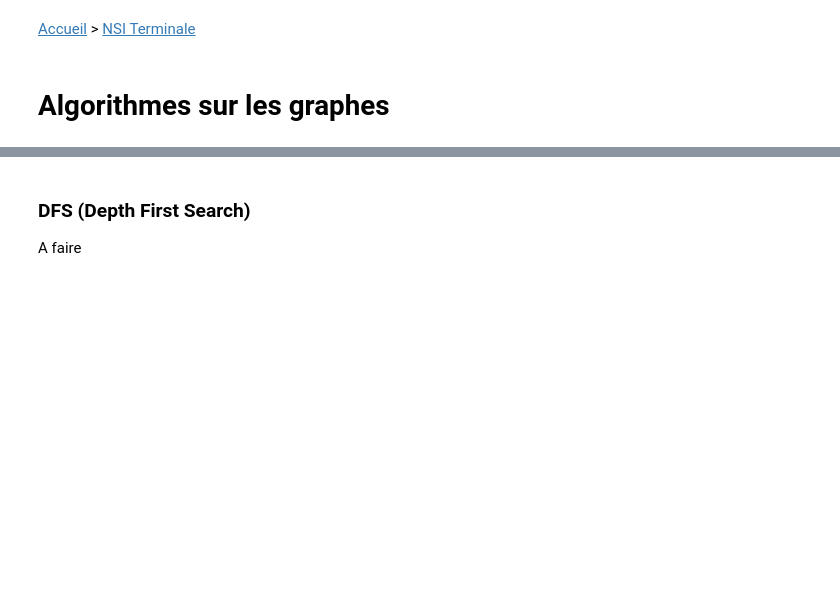
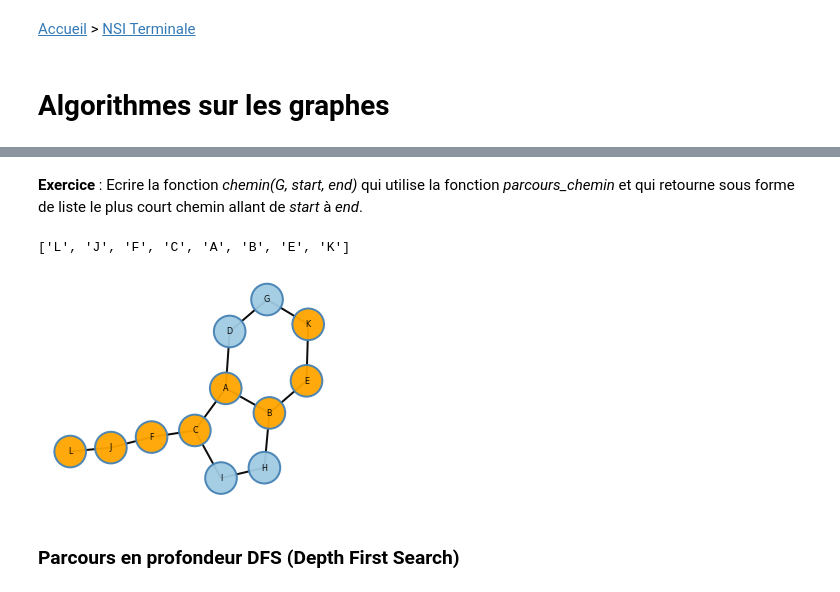
Before and after one commit to saintlouis29/coursNSI, a Jupyter notebook: Terminale/6_Algorithmique/6.2_Algorithmes_sur_les_graphes/index.ipynb, the cells around one changed output, grey strips where cells are left out. Cells and saved outputs as stored; diff of their text form; code cells hidden in the pictures; blank space fills up the shorter version.

```diff
--- a/Terminale/6_Algorithmique/6.2_Algorithmes_sur_les_graphes/index.ipynb
+++ b/Terminale/6_Algorithmique/6.2_Algorithmes_sur_les_graphes/index.ipynb
@@ -10,0 +164,15 @@ A faire
+# %%
+def parcours_chemin(graph, node):
+    if node not in graph.nodes:
+        return {}
+    f = [node]
+    parcours={node:None}
+    while len(f)>0:
+        current = f.pop()
+        for neighbor in graph.neighbors(current):
+            if neighbor not in parcours:
+                f.insert(0, neighbor)
+                parcours[neighbor] = current
+    return parcours
+depart = 'A'
+parcours_chemin(G1, depart)
@@ -11,4 +192,30 @@ A faire
+# %% [markdown]
+**Exercice** : Ecrire la fonction *chemin(G, start, end)* qui utilise la fonction *parcours_chemin* et qui retourne sous forme de liste le plus court chemin allant de *start* à *end*.
+# %%
+def chemin(G, start, end):
+    predecesseurs = parcours_chemin(G, start)
+    if not predecesseurs or end not in G.nodes:
+        return []
+    current = end
+    path=[current]
+    while current != start:
+        predecesseur = predecesseurs.get(current)
+        if predecesseur:
+            path.insert(0, predecesseur)
+            current = predecesseur
+    return path
+# %%
+path=chemin(G1, "L", "K")
+print(path)
+plt.figure(figsize=(4,3))
+
+pos = nx.nx_agraph.graphviz_layout(G1)
+color_map=['#FFA500' if node in path else '#A0CBE2' for node in G1]
+nx.draw(G1, pos, node_color=color_map, with_labels=True, **options)
+
+plt.show()
+# %% [output]
+['L', 'J', 'F', 'C', 'A', 'B', 'E', 'K']
+[figure, added]
 # %% [markdown]
-### DFS (Depth First Search)
-
-A faire
+### Parcours en profondeur DFS (Depth First Search)
```
Also changed, not shown: parts of 35 cells of this notebook.
